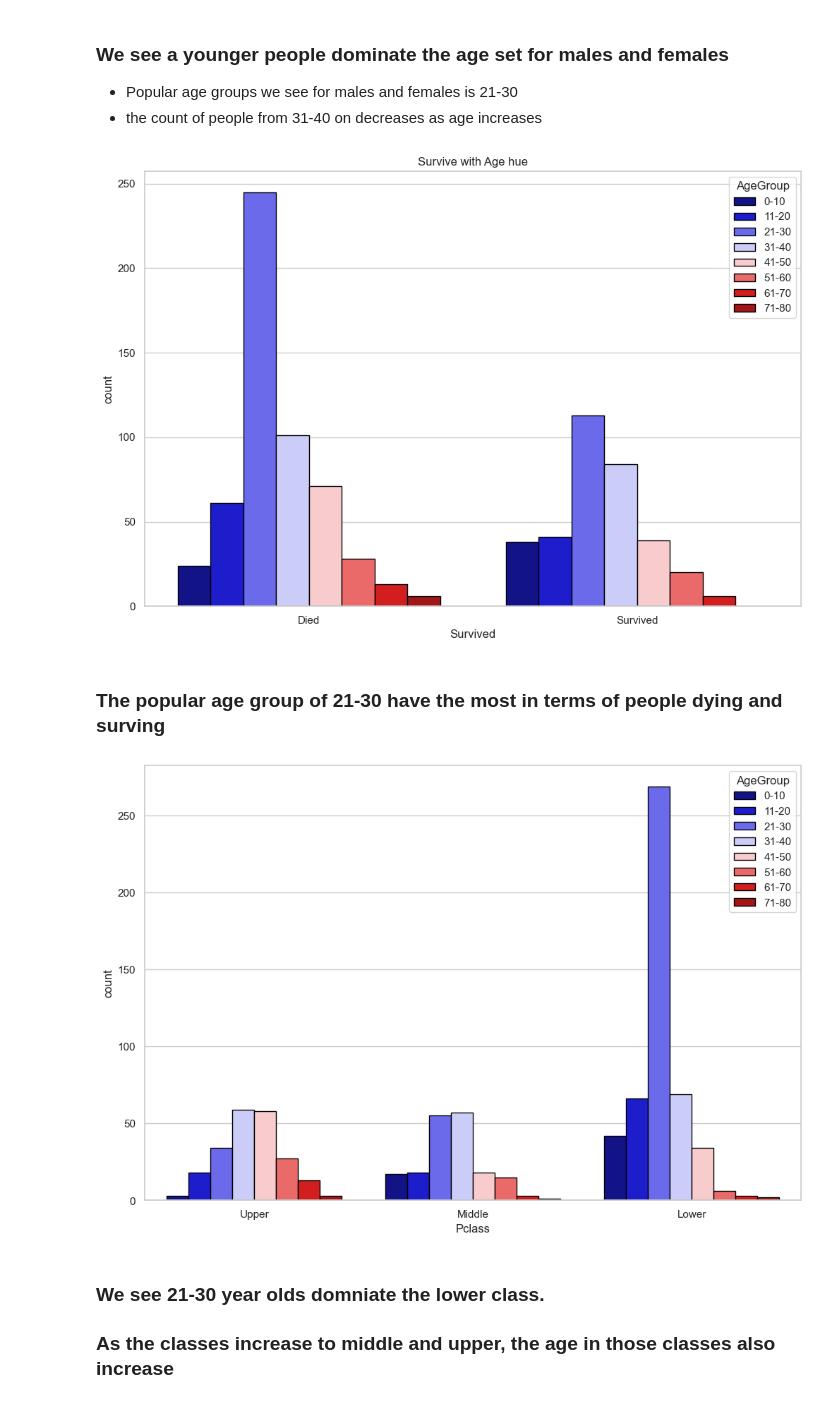
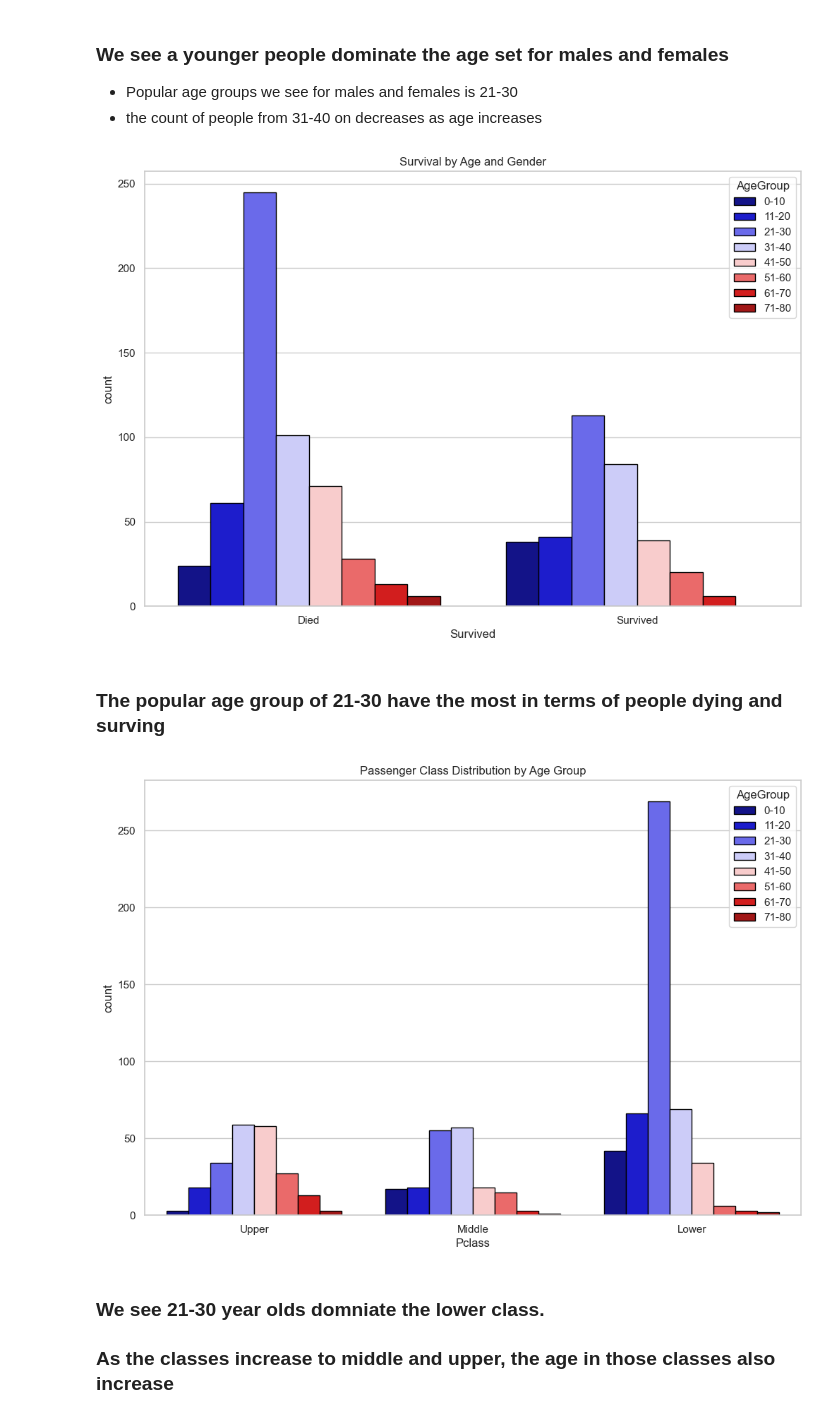
Before and after one commit to GClark89/Titanic, a Jupyter notebook: EDA.ipynb, the cells around one changed output. Saved outputs shown, nothing was run; the diff lists cells and outputs as text; code cells hidden in the pictures.

```diff
--- a/EDA.ipynb
+++ b/EDA.ipynb
@@ -327,19 +327,20 @@ plt.show()
 plt.figure(figsize = (12,8))
 sns.countplot(df, x="Survived", hue="AgeGroup" , edgecolor= "black", palette= "seismic")
 plt.xticks(ticks=[0, 1], labels=["Died", "Survived"])
-plt.title("Survive with Age hue")
+plt.title("Survival by Age and Gender")
 plt.show()
 # %% [output]
-[figure, old version]
+[figure, new version]
 # %% [markdown]
 ### The popular age group of 21-30 have the most in terms of people dying and surving
 # %%
 plt.figure(figsize = (12,8))
 sns.countplot(df, x= "Pclass", hue="AgeGroup", edgecolor ="Black", palette= "seismic")
+plt.title("Passenger Class Distribution by Age Group")
 plt.xticks(ticks=[0, 1, 2], labels=["Upper", "Middle", "Lower"])
 plt.show()
 # %% [output]
-[figure, old version]
+[figure, new version]
 # %% [markdown]
 ### We see 21-30 year olds domniate the lower class.
 ### As the classes increase to middle and upper, the age in those classes also increase
```
Also changed, not shown: parts of 11 cells of this notebook, 3 other files.
